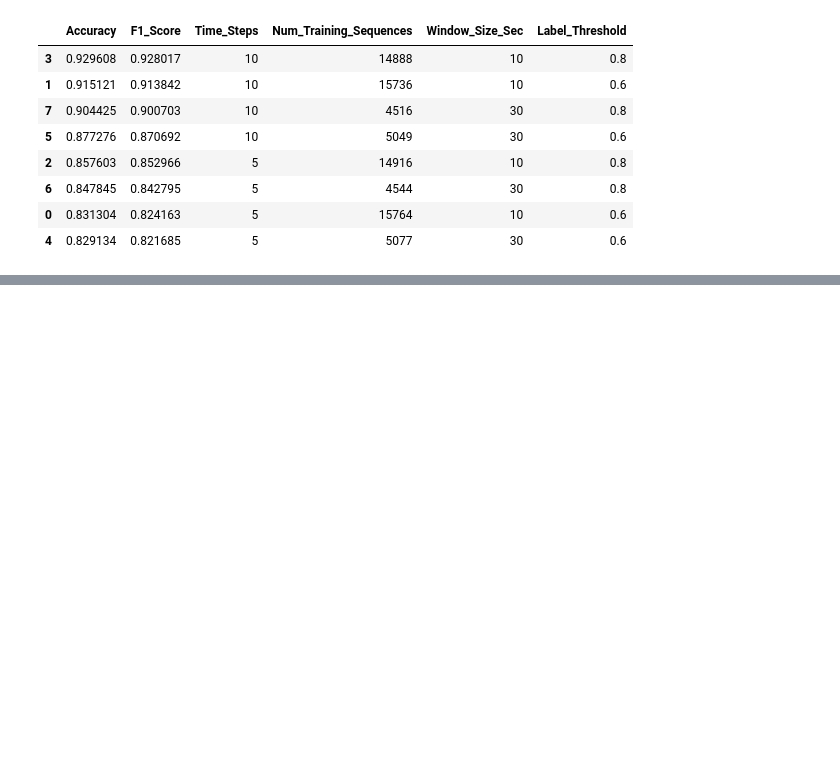
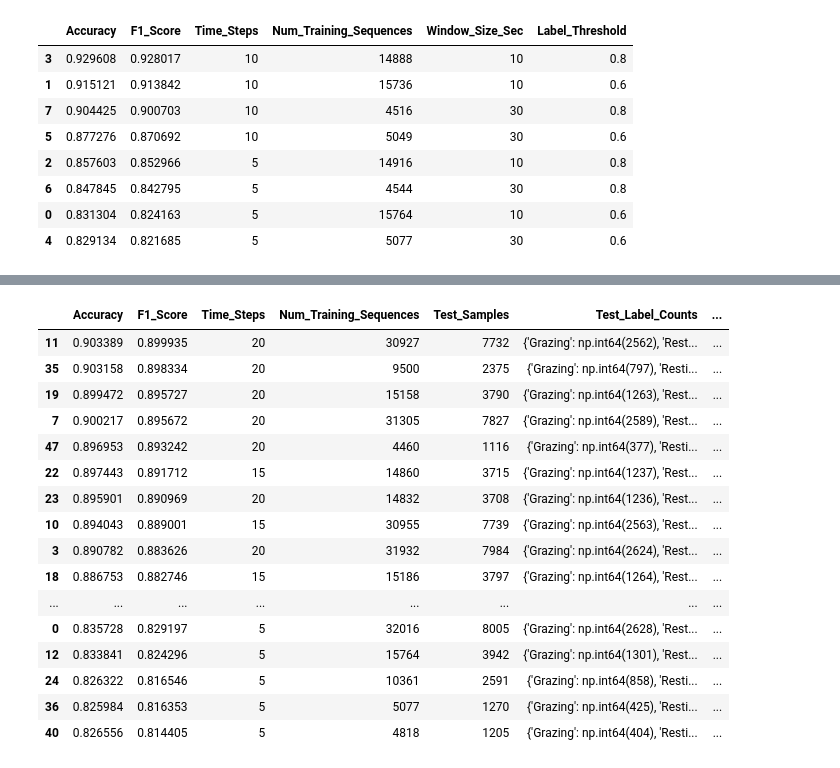
Before and after one commit to rajeshneupane7/accelrometer_codes, a Jupyter notebook: processing_with_ts.ipynb, the cells around one changed output, grey strips where cells are left out. Drawn from its saved outputs; the diff is of its cells as text; code cells hidden in the pictures; blank space fills up the shorter version.

```diff
--- a/processing_with_ts.ipynb
+++ b/processing_with_ts.ipynb
@@ -361,0 +752,40 @@ final_df
+# %%
+results_table = []
+
+# Grid Search
+intervals = [5,10,15, 30]
+thresholds = [0.6,0.7, 0.8]
+lstm_steps = [5,10,15,20]
+
+print(f"\n--- Starting Grid Search (PyTorch) ---")
+for iv in intervals:
+    for th in thresholds:
+        df_ready = pipeline.resample_and_label(interval_seconds=iv, coherence_threshold=th)
+
+        if len(df_ready) < 100:
+            print(f"Skipping Interval={iv}, Threshold={th} (Not enough valid windows)")
+            continue
+
+        # 4. Run PyTorch Time Series Model
+        ts_modeler = PytorchTimeSeriesModeler(pipeline, df_ready)
+
+        for steps in lstm_steps:
+            res = ts_modeler.run(time_steps=steps, epochs=20, batch_size=32)
+            if res:
+                res['Window_Size_Sec'] = iv
+                res['Label_Threshold'] = th
+                results_table.append(res)
+
+# C. SAVE RESULTS
+if results_table:
+    final_df = pd.DataFrame(results_table)
+    final_df = final_df.sort_values(by='F1_Score', ascending=False)
+
+    print("\n=== FINAL RESULTS ===")
+    print(final_df)
+
+    save_path = '/home/rajesh/work/acclerometer_project/codes/pytorch_results.csv'
+    os.makedirs(os.path.dirname(save_path), exist_ok=True)
+    final_df.to_csv(save_path, index=False)
+else:
+    print("No results generated.")
@@ -361,0 +810,20 @@ final_df
+# %%
+final_df
+# %% [output]
+|  | Accuracy | F1_Score | Time_Steps | Num_Training_Sequences | Test_Samples | Test_Label_Counts | ... |
+| 11 | 0.903389 | 0.899935 | 20 | 30927 | 7732 | {'Grazing': np.int64(2562), 'Rest... | ... |
+| 35 | 0.903158 | 0.898334 | 20 | 9500 | 2375 | {'Grazing': np.int64(797), 'Resti... | ... |
+| 19 | 0.899472 | 0.895727 | 20 | 15158 | 3790 | {'Grazing': np.int64(1263), 'Rest... | ... |
+| 7 | 0.900217 | 0.895672 | 20 | 31305 | 7827 | {'Grazing': np.int64(2589), 'Rest... | ... |
+| 47 | 0.896953 | 0.893242 | 20 | 4460 | 1116 | {'Grazing': np.int64(377), 'Resti... | ... |
+| 22 | 0.897443 | 0.891712 | 15 | 14860 | 3715 | {'Grazing': np.int64(1237), 'Rest... | ... |
+| 23 | 0.895901 | 0.890969 | 20 | 14832 | 3708 | {'Grazing': np.int64(1236), 'Rest... | ... |
+| 10 | 0.894043 | 0.889001 | 15 | 30955 | 7739 | {'Grazing': np.int64(2563), 'Rest... | ... |
+| 3 | 0.890782 | 0.883626 | 20 | 31932 | 7984 | {'Grazing': np.int64(2624), 'Rest... | ... |
+| 18 | 0.886753 | 0.882746 | 15 | 15186 | 3797 | {'Grazing': np.int64(1264), 'Rest... | ... |
+| ... | ... | ... | ... | ... | ... | ... | ... |
+| 0 | 0.835728 | 0.829197 | 5 | 32016 | 8005 | {'Grazing': np.int64(2628), 'Rest... | ... |
+| 12 | 0.833841 | 0.824296 | 5 | 15764 | 3942 | {'Grazing': np.int64(1301), 'Rest... | ... |
+| 24 | 0.826322 | 0.816546 | 5 | 10361 | 2591 | {'Grazing': np.int64(858), 'Resti... | ... |
+| 36 | 0.825984 | 0.816353 | 5 | 5077 | 1270 | {'Grazing': np.int64(425), 'Resti... | ... |
+| 40 | 0.826556 | 0.814405 | 5 | 4818 | 1205 | {'Grazing': np.int64(404), 'Resti... | ... |
```
Also changed, not shown: parts of 2 cells of this notebook, 1 other file.
